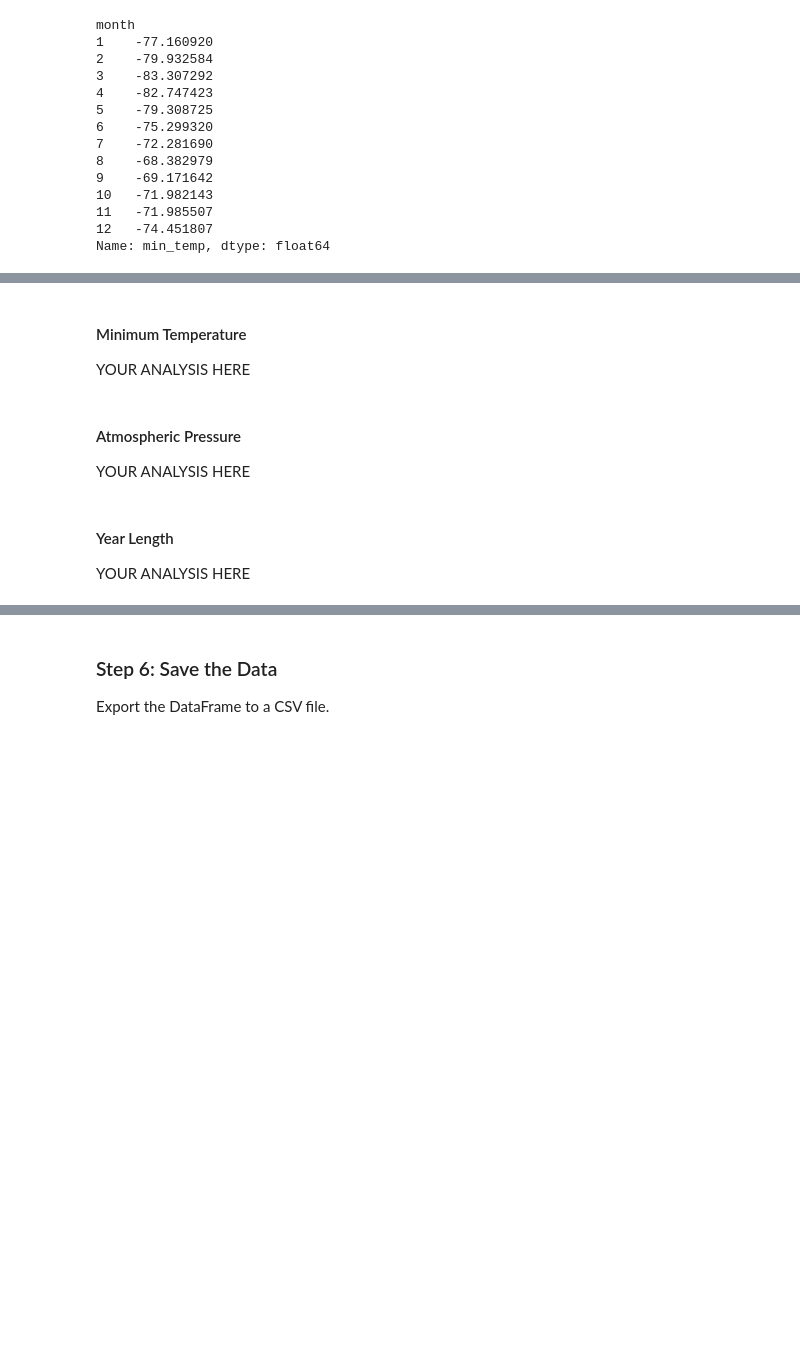
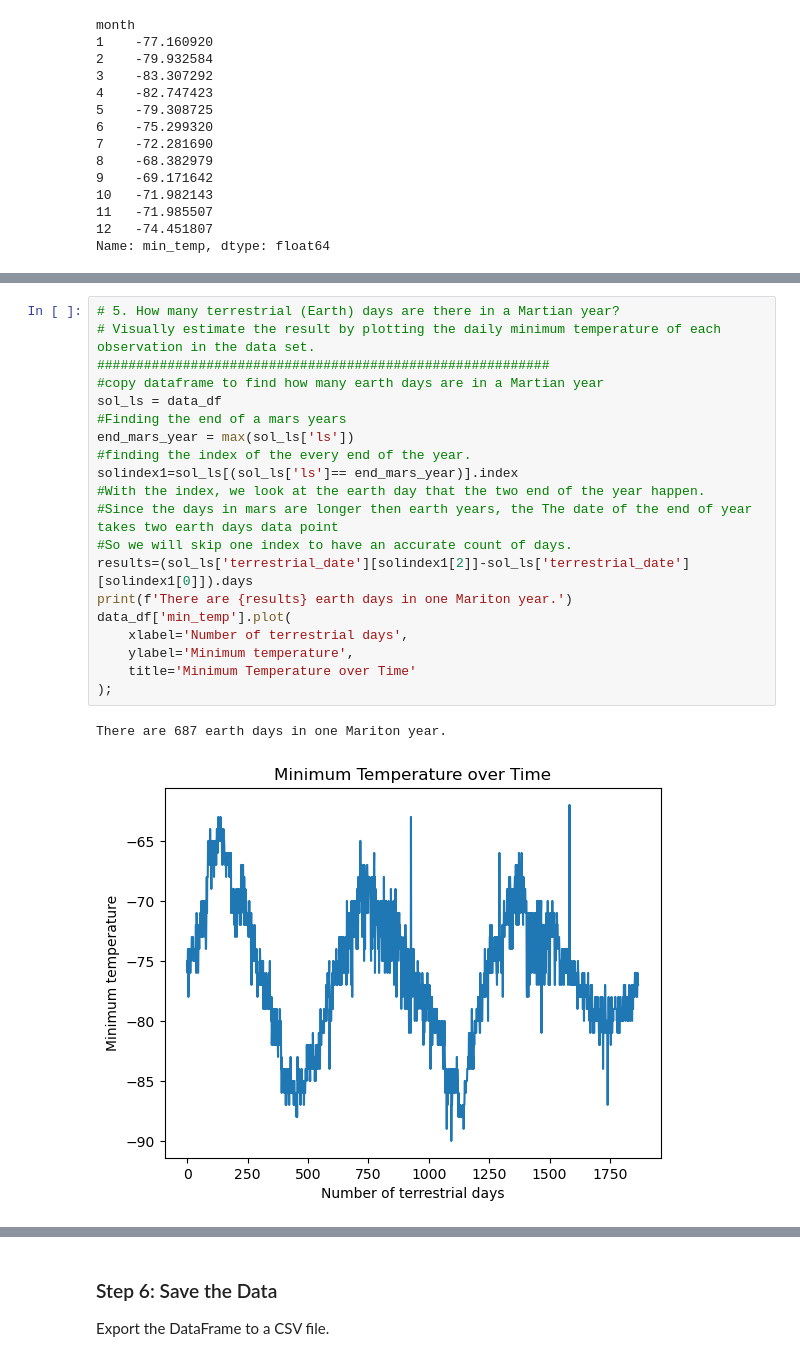
Before and after one commit to M-Soriano/data_scraping, a Jupyter notebook: part_2_mars_weather.ipynb, the cells around one changed output, grey strips where cells are left out. Saved outputs shown, nothing was run; the diff lists cells and outputs as text; blank space fills up the shorter version.

```diff
--- a/part_2_mars_weather.ipynb
+++ b/part_2_mars_weather.ipynb
@@ -191,12 +206,23 @@ Name: pressure, dtype: float64
-# %% [markdown]
-#### Minimum Temperature
-
-YOUR ANALYSIS HERE
-# %% [markdown]
-#### Atmospheric Pressure
-
-YOUR ANALYSIS HERE
-# %% [markdown]
-#### Year Length
-
-YOUR ANALYSIS HERE
+# %%
+# 5. How many terrestrial (Earth) days are there in a Martian year?
+# Visually estimate the result by plotting the daily minimum temperature of each observation in the data set.
+##########################################################
+#copy dataframe to find how many earth days are in a Martian year
+sol_ls = data_df
+#Finding the end of a mars years
+end_mars_year = max(sol_ls['ls'])
+#finding the index of the every end of the year.
+solindex1=sol_ls[(sol_ls['ls']== end_mars_year)].index
+#With the index, we look at the earth day that the two end of the year happen.
+#Since the days in mars are longer then earth years, the The date of the end of year takes two earth days data point
+#So we will skip one index to have an accurate count of days.
+results=(sol_ls['terrestrial_date'][solindex1[2]]-sol_ls['terrestrial_date'][solindex1[0]]).days
+print(f'There are {results} earth days in one Mariton year.')
+data_df['min_temp'].plot(
+    xlabel='Number of terrestrial days',
+    ylabel='Minimum temperature',
+    title='Minimum Temperature over Time'
+);
+# %% [output]
+There are 687 earth days in one Mariton year.
+[figure, added]
```
Also changed, not shown: parts of 10 cells of this notebook, 1 other file.
